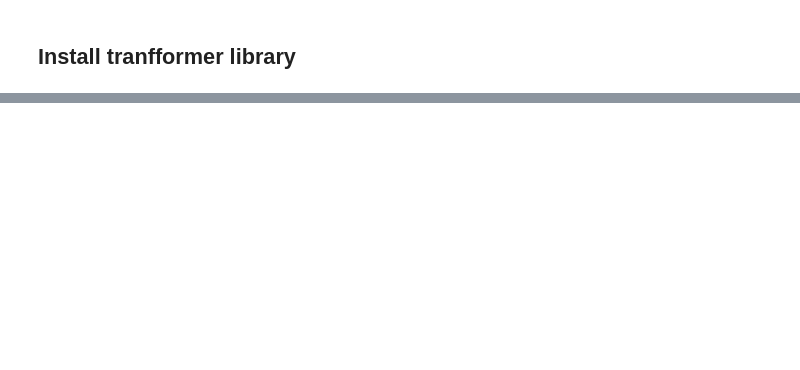
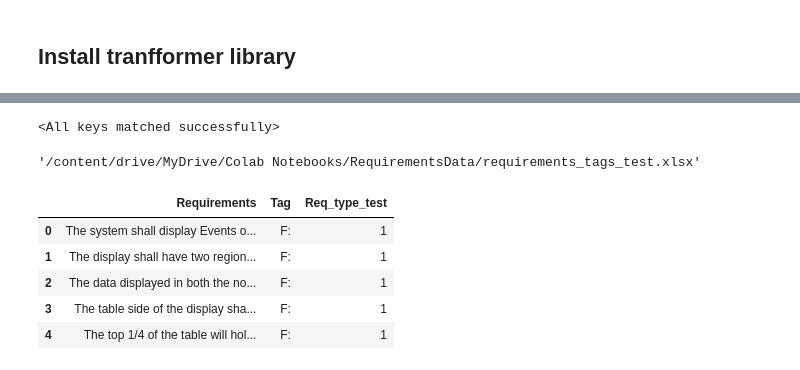
Before and after one commit to hjshah142/BERT-Fine-Tuning-Software-Requirements-Classification, a Jupyter notebook: Transformer.ipynb, the cells around one changed output, grey strips where cells are left out. Drawn from its saved outputs; the diff is of its cells as text; code cells hidden in the pictures; blank space fills up the shorter version.

```diff
--- a/Transformer.ipynb
+++ b/Transformer.ipynb
@@ -121,0 +464,23 @@ NameError: ignored
+# %%
+#load weights of best model
+path = 'saved_weights.pt'
+model.load_state_dict(torch.load(path))
+# %% [output]
+<All keys matched successfully>
+# %%
+import os
+test_data_path =os.path.join(script_dir, "RequirementsData/requirements_tags_test.xlsx")
+test_data_path
+# %% [output]
+'/content/drive/MyDrive/Colab Notebooks/RequirementsData/requirements_tags_test.xlsx'
+# %%
+test_df = pd.read_excel(test_data_path)
+# %%
+test_df.head()
+# %% [output]
+|  | Requirements | Tag | Req_type_test |
+| 0 | The system shall display Events o... | F: | 1 |
+| 1 | The display shall have two region... | F: | 1 |
+| 2 | The data displayed in both the no... | F: | 1 |
+| 3 | The table side of the display sha... | F: | 1 |
+| 4 | The top 1/4 of the table will hol... | F: | 1 |
```
Also changed, not shown: parts of 46 cells of this notebook, 1 other file.
